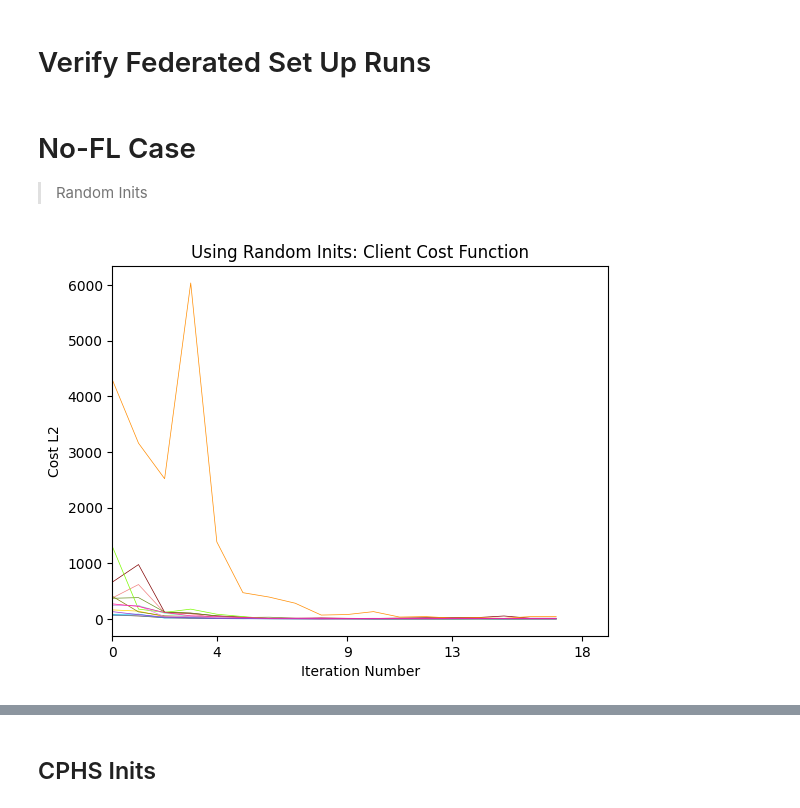
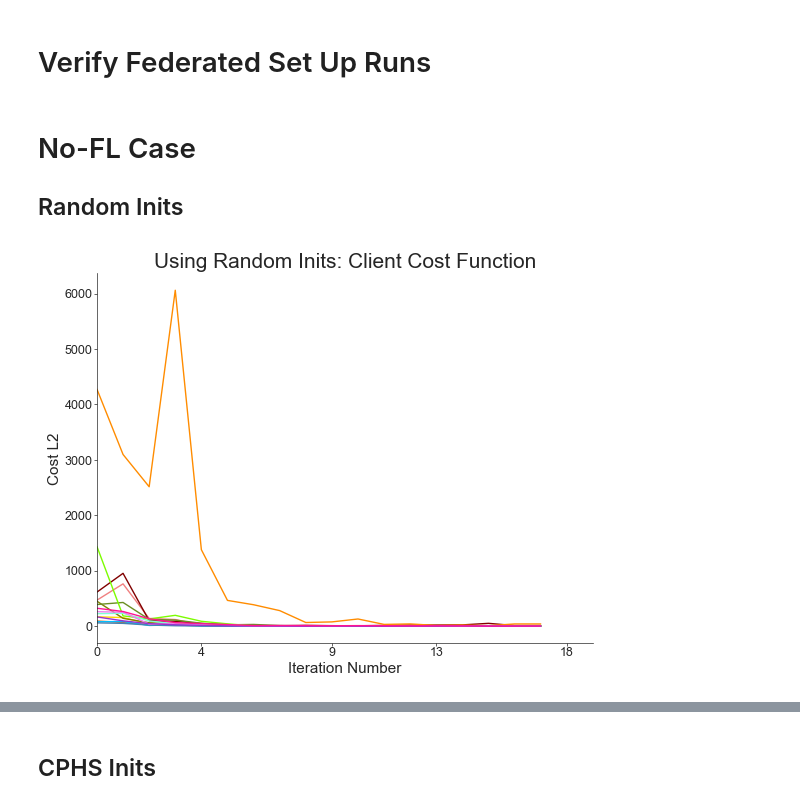
Before and after one commit to kdmalc/personalization-privacy-risk, a Jupyter notebook: 2091_Init_Tests_Bounded_Plots_Less_Iters.ipynb, the cells around one changed output, grey strips where cells are left out. Drawn from its saved outputs; the diff is of its cells as text; code cells hidden in the pictures.

```diff
--- a/2091_Init_Tests_Bounded_Plots_Less_Iters.ipynb
+++ b/2091_Init_Tests_Bounded_Plots_Less_Iters.ipynb
@@ -42,15 +46,15 @@ D_0 = np.random.rand(2,64)
 D_0_7 = np.random.rand(2,7)
 # %% [markdown]
 # No-FL Case
-> Random Inits
+## Random Inits
 # %%
-user_c0_no_fl_w_cphs_init = [Client(i, np.random.rand(2,64), 'FullScipyMinStep', cond0_training_and_labels_lst[i], 'advance_each_iter', global_method='NoFL', track_cost_components=True, normalize_EMG=False, PCA_comps=64, delay_scaling=0) for i in range(14)]
-global_model_no_fl_w_cphs_init = Server(-1, np.random.rand(2,64), 'NoFL', user_c0_no_fl_w_cphs_init, PCA_comps=64)
+user_nofl_rand_init = [Client(i, D_0, 'FullScipyMinStep', cond0_training_and_labels_lst[i], 'advance_each_iter', global_method='NoFL', track_cost_components=True, normalize_EMG=False, PCA_comps=64, delay_scaling=0) for i in range(14)]
+global_model_nofl_rand_init = Server(-1, D_0, 'NoFL', user_nofl_rand_init, PCA_comps=64)
 
 num_updates_left = 18
 for i in range(num_updates_left):
-    global_model_no_fl_w_cphs_init.execute_FL_loop()
+    global_model_nofl_rand_init.execute_FL_loop()
 
-condensed_external_plotting(user_c0_no_fl_w_cphs_init, 'local', global_error=False, dim_reduc_factor=1, show_update_change=False, custom_title='Using Random Inits: Client Cost Function')
+condensed_external_plotting(user_nofl_rand_init, 'local', global_error=False, dim_reduc_factor=1, show_update_change=False, custom_title='Using Random Inits: Client Cost Function')
 # %% [output]
-[figure, old version]
+[figure, new version]
```
Also changed, not shown: parts of 30 cells of this notebook, 3 other files.
